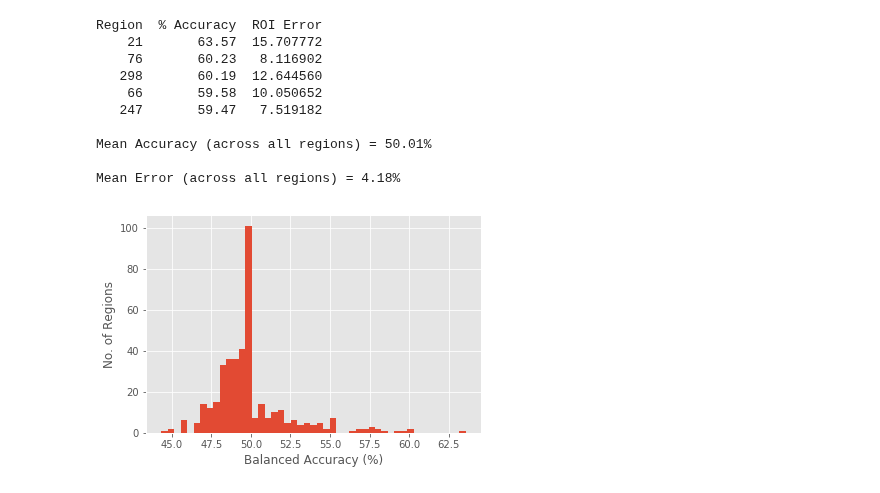
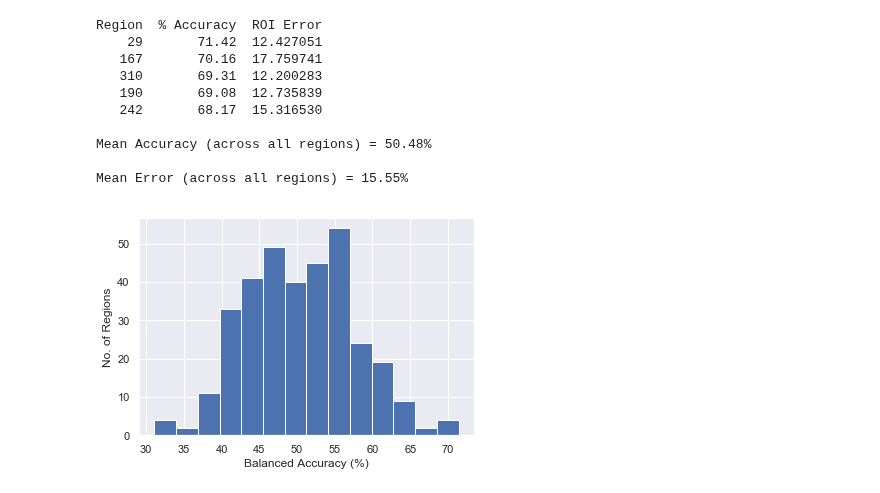
Before and after one commit to DynamicsAndNeuralSystems/fMRI_FeaturesDisorders, a Jupyter notebook: classifyFeatMat_COBRE.ipynb, the cells around one changed output. Drawn from its saved outputs; the diff is of its cells as text; code cells hidden in the pictures.

Commit message:
UCLA and COBRE computed

```diff
--- a/classifyFeatMat_COBRE.ipynb
+++ b/classifyFeatMat_COBRE.ipynb
@@ -39,19 +47,16 @@ def removePathNames(threshold_fd, TS_path_names):
 # Reading in the feature matrix data from the .txt file
 
 # Import and store the feature matrix in the variable tsData
-filePath = '/Users/AV/Desktop/FeatureMatrixData/COBRE_element1.txt'
+filePath = '/Users/AV/Desktop/FeatureMatrixData/element1_COBRE.txt'
 tsData = pd.read_csv(filePath,header=None);
-print(tsData)
 # %%
 # Creating the target column
 
 filePath = '/Users/AV/Dropbox/COBRE/participants.csv'
 COBRE = pd.read_csv(filePath,header=None);
 
-# for i in len(TS_path_names):
-
-
-print(COBRE.iloc[[1,2,6],:])
-
-b = [1,2,3,4,5,1]
-a = [1]
+targetCol = COBRE.iloc[1:,2]
+targetCol = targetCol.tolist()
+targetCol = pd.DataFrame(data=targetCol, columns=['target'])
+targetCol = targetCol.iloc[indices2Keep,:]
+targetCol = np.asarray(targetCol,dtype=np.int)
@@ -107,7 +107,7 @@ SCZ = 52
 
 # This function takes a ROI as an input and gets the relevant slice (or rows) from tsData
 
-def getROISlice(TS_path_names, tsData, ROI):
+def getROISlice(Orig_TS_path_names, tsData, ROI):
 
 #     ROI = input('Which ROI is being analysed?: ')
 
@@ -117,16 +117,12 @@ def getROISlice(TS_path_names, tsData, ROI):
     while validROI == False:
 
         # Rows per region of interest = len(TS_path_names)
-        rowsPerROI = len(TS_path_names)
+        rowsPerROI = len(Orig_TS_path_names)
         [rows,cols] = tsData.shape
 
-        ''' 1. CANNOT USE TSDATA TO ACCESS ROISLICES WITHOUT PROVIDING AN ARRAY OF INDICIES
-        FOR THE SUBJECTS WHICH STILL REMAIN AFTER BEING FILTERED BY FD
-
-        2. When you ask for a ROI, it should only take the rows of the subjects left after being filtered by their fd '''
-
-        # Get the rows corresponding to the mth region of interest
+        # Get the rows corresponding to the mth region of interest, specified by the variable, indices2Keep
         ROISlice = tsData.iloc[((int(ROI)-1)*rowsPerROI):(int(ROI)*rowsPerROI),:]
+        ROISlice = ROISlice.iloc[indices2Keep,:]
 
         # Assigning min and max values for input 'm'
         minROI = 1
@@ -142,7 +138,7 @@ def getROISlice(TS_path_names, tsData, ROI):
 
 # Need to z-score the selection of tsData
 from scipy.stats import zscore
-ROISlice, ROI, maxROI = getROISlice(TS_path_names, tsData,21)
+ROISlice, ROI, maxROI = getROISlice(Orig_TS_path_names, tsData,29)
 
 # Assign the data to variables
 y = np.ravel(targetCol)
@@ -154,7 +150,7 @@ featMat3D = np.zeros((len(TS_path_names),22,maxROI))
 
 # Loop through each slice and store it in the matrix
 for i in range(1, maxROI+1):
-    featMat3D[:,:,i-1] = getROISlice(TS_path_names, tsData,i)[0]
+    featMat3D[:,:,i-1] = getROISlice(Orig_TS_path_names, tsData,i)[0]
 
 def getFeatSlice(featMat3D, feature):
     if 0 < feature <= 22:
@@ -472,7 +495,7 @@ Which Feature / ROI is being analysed?: 3
 # %%
 # Plotting the number of regions with balanced accuracies greater than 60%
 
-def showMeROIAccPlot(maxROI, TS_path_names, tsData, targetCol, boolean):
+def showMeROIAccPlot(maxROI, Orig_TS_path_names, tsData, targetCol, boolean):
     ''' This function displays the region accuracy plot and the top 5 regions
     having the highest accuracies
     If 0 is given as an input, this function suppresses any printed messages
@@ -485,7 +508,7 @@ def showMeROIAccPlot(maxROI, TS_path_names, tsData, targetCol, boolean):
 
     for n in range(1, maxROI+1):
 
-        tsDataSlice = getROISlice(TS_path_names, tsData, n)[0]
+        tsDataSlice = getROISlice(Orig_TS_path_names, tsData, n)[0]
         tsDataSlice_zscored = tsDataSlice.apply(zscore)
 
         # Assign the data to variables
@@ -503,42 +526,42 @@ def showMeROIAccPlot(maxROI, TS_path_names, tsData, targetCol, boolean):
 
     df_sorted = df.sort_values(by='% Accuracy',ascending=False)
 
     if boolean == 1:
         print(df_sorted[:5].to_string(index=False))
         print('')
 
         print('Mean Accuracy (across all regions) = ' +
         "{0:.2f}".format(df['% Accuracy'].mean()) + '%')
         print('')
 
         print('Mean Error (across all regions) = ' +
         "{0:.2f}".format(df['ROI Error'].mean()) + '%')
         print('')
 
         plt.hist(region_acc, bins='auto')
         plt.xlabel('Balanced Accuracy (%)')
         plt.ylabel('No. of Regions')
         plt.show()
         return
     elif boolean == 0:
         meanROIAcc = '{0:.2f}'.format(df['% Accuracy'].mean())
         AvgROIError = '{0:.2f}'.format(df['ROI Error'].mean())
         return meanROIAcc, AvgROIError
 
 # Call the function to test
-showMeROIAccPlot(maxROI, TS_path_names, tsData, targetCol, 1)
+showMeROIAccPlot(maxROI, Orig_TS_path_names, tsData, targetCol, 1)
 # %% [output]
 Region  % Accuracy  ROI Error
-    21       63.57  15.707772
-    76       60.23   8.116902
-   298       60.19  12.644560
-    66       59.58  10.050652
-   247       59.47   7.519182
+    29       71.42  12.427051
+   167       70.16  17.759741
+   310       69.31  12.200283
+   190       69.08  12.735839
+   242       68.17  15.316530
 
-Mean Accuracy (across all regions) = 50.01%
+Mean Accuracy (across all regions) = 50.48%
 
-Mean Error (across all regions) = 4.18%
+Mean Error (across all regions) = 15.55%
-[figure, old version]
+[figure, new version]
 # %%
 # Plot feature accuracies
 
```
Also changed, not shown: parts of 13 cells of this notebook, 1 other file.
